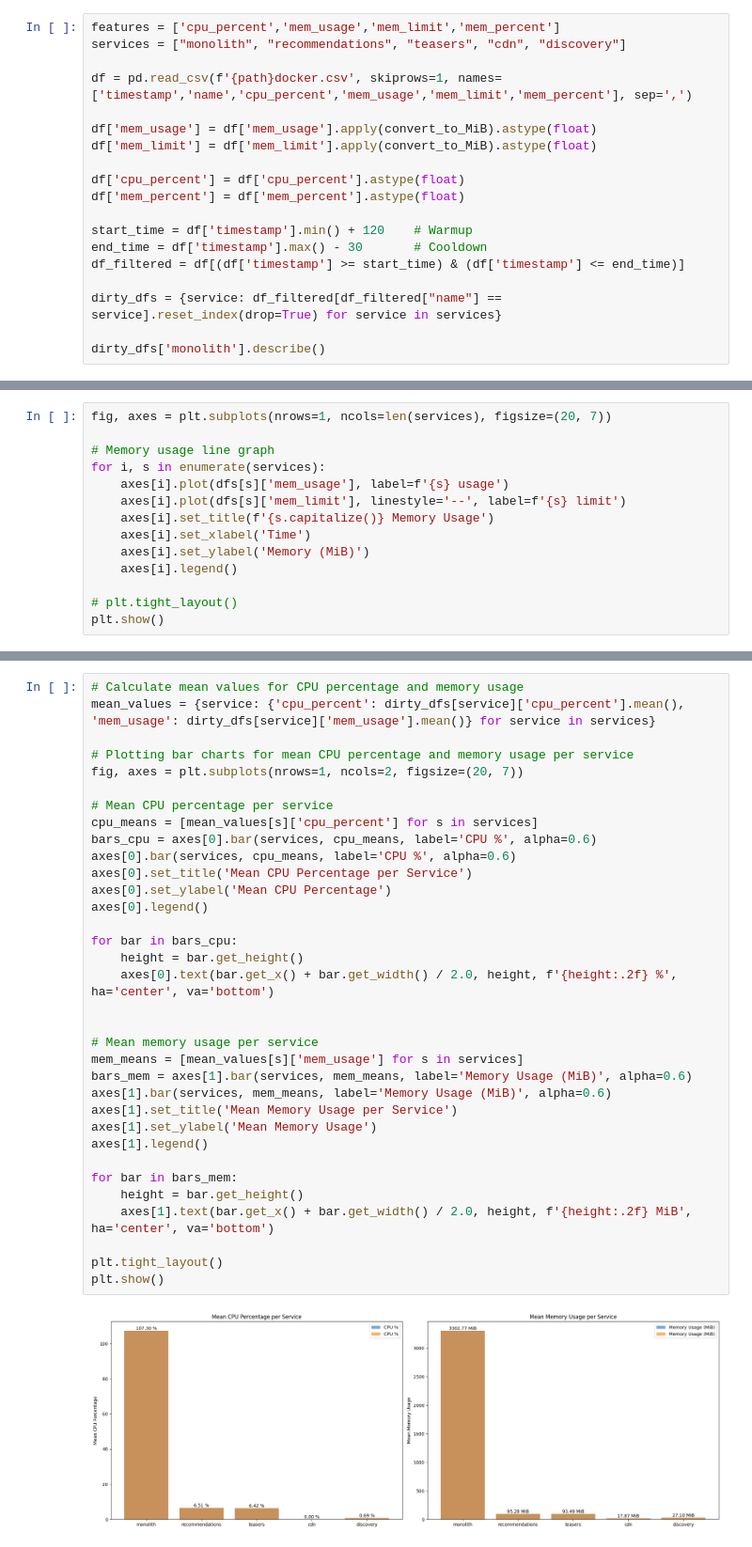
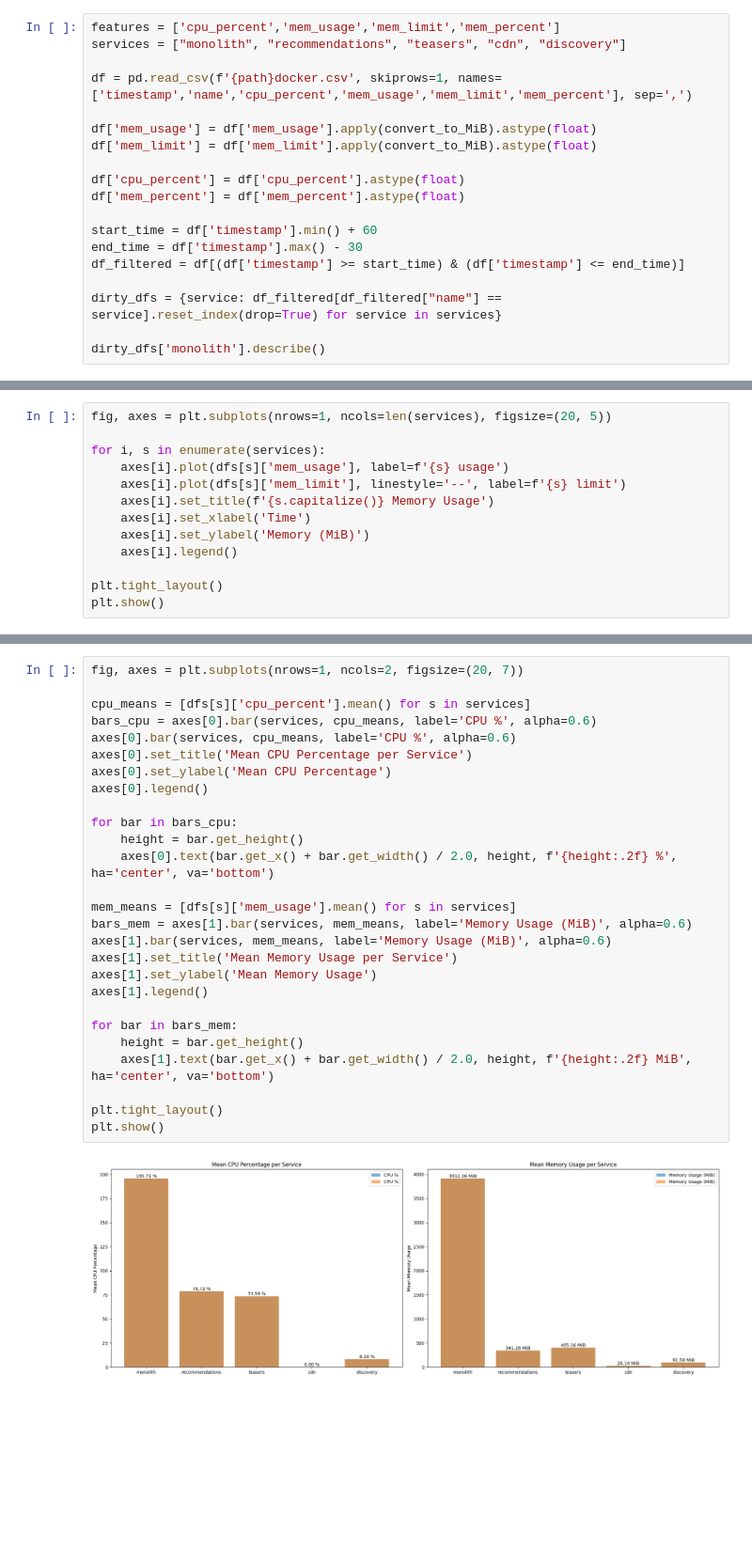
Before and after one commit to Aukevanoost/migrating-stateful-monoliths-to-microfrontends, a Jupyter notebook: analytics/notebooks/server/ssrh-docker.ipynb, the cells around one changed output, grey strips where cells are left out. Shown: that part at 94% size. Drawn from its saved outputs; the diff is of its cells as text; blank space fills up the shorter version.

```diff
--- a/analytics/notebooks/server/ssrh-docker.ipynb
+++ b/analytics/notebooks/server/ssrh-docker.ipynb
@@ -38,8 +38,8 @@ df['mem_limit'] = df['mem_limit'].apply(convert_to_MiB).astype(float)
 df['cpu_percent'] = df['cpu_percent'].astype(float)
 df['mem_percent'] = df['mem_percent'].astype(float)
 
-start_time = df['timestamp'].min() + 120    # Warmup
-end_time = df['timestamp'].max() - 30       # Cooldown
+start_time = df['timestamp'].min() + 60
+end_time = df['timestamp'].max() - 30
 df_filtered = df[(df['timestamp'] >= start_time) & (df['timestamp'] <= end_time)]
 
 dirty_dfs = {service: df_filtered[df_filtered["name"] == service].reset_index(drop=True) for service in services}
@@ -108,7 +107,6 @@ plt.show()
 # %%
-fig, axes = plt.subplots(nrows=1, ncols=len(services), figsize=(20, 7))
+fig, axes = plt.subplots(nrows=1, ncols=len(services), figsize=(20, 5))
 
-# Memory usage line graph
 for i, s in enumerate(services):
     axes[i].plot(dfs[s]['mem_usage'], label=f'{s} usage')
     axes[i].plot(dfs[s]['mem_limit'], linestyle='--', label=f'{s} limit')
@@ -117,6 +115,6 @@ for i, s in enumerate(services):
     axes[i].set_ylabel('Memory (MiB)')
     axes[i].legend()
 
-# plt.tight_layout()
+plt.tight_layout()
 plt.show()
 # %% [output]
@@ -124,36 +122,29 @@ plt.show()
 # %%
-# Calculate mean values for CPU percentage and memory usage
-mean_values = {service: {'cpu_percent': dirty_dfs[service]['cpu_percent'].mean(), 'mem_usage': dirty_dfs[service]['mem_usage'].mean()} for service in services}
-
-# Plotting bar charts for mean CPU percentage and memory usage per service
 fig, axes = plt.subplots(nrows=1, ncols=2, figsize=(20, 7))
 
-# Mean CPU percentage per service
-cpu_means = [mean_values[s]['cpu_percent'] for s in services]
+cpu_means = [dfs[s]['cpu_percent'].mean() for s in services]
 bars_cpu = axes[0].bar(services, cpu_means, label='CPU %', alpha=0.6)
 axes[0].bar(services, cpu_means, label='CPU %', alpha=0.6)
 axes[0].set_title('Mean CPU Percentage per Service')
 axes[0].set_ylabel('Mean CPU Percentage')
 axes[0].legend()
 
 for bar in bars_cpu:
     height = bar.get_height()
     axes[0].text(bar.get_x() + bar.get_width() / 2.0, height, f'{height:.2f} %', ha='center', va='bottom')
 
-
-# Mean memory usage per service
-mem_means = [mean_values[s]['mem_usage'] for s in services]
+mem_means = [dfs[s]['mem_usage'].mean() for s in services]
 bars_mem = axes[1].bar(services, mem_means, label='Memory Usage (MiB)', alpha=0.6)
 axes[1].bar(services, mem_means, label='Memory Usage (MiB)', alpha=0.6)
 axes[1].set_title('Mean Memory Usage per Service')
 axes[1].set_ylabel('Mean Memory Usage')
 axes[1].legend()
 
 for bar in bars_mem:
     height = bar.get_height()
     axes[1].text(bar.get_x() + bar.get_width() / 2.0, height, f'{height:.2f} MiB', ha='center', va='bottom')
 
 plt.tight_layout()
 plt.show()
 # %% [output]
-[figure, old version]
+[figure, new version]
```
Also changed, not shown: parts of 6 cells of this notebook, 7 other files.
